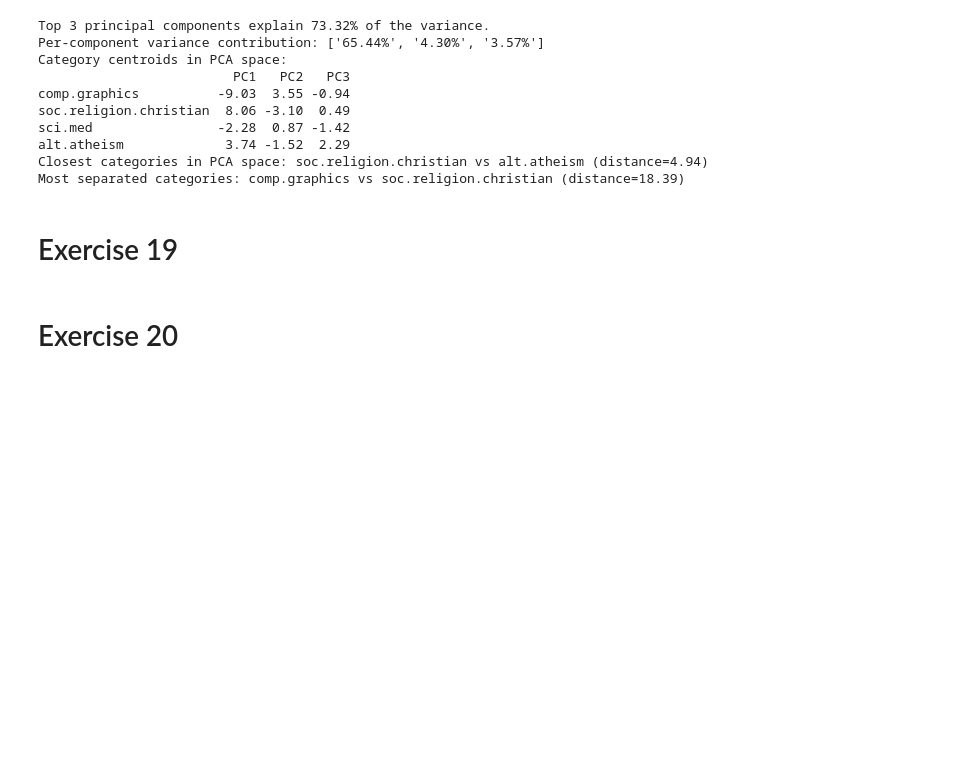
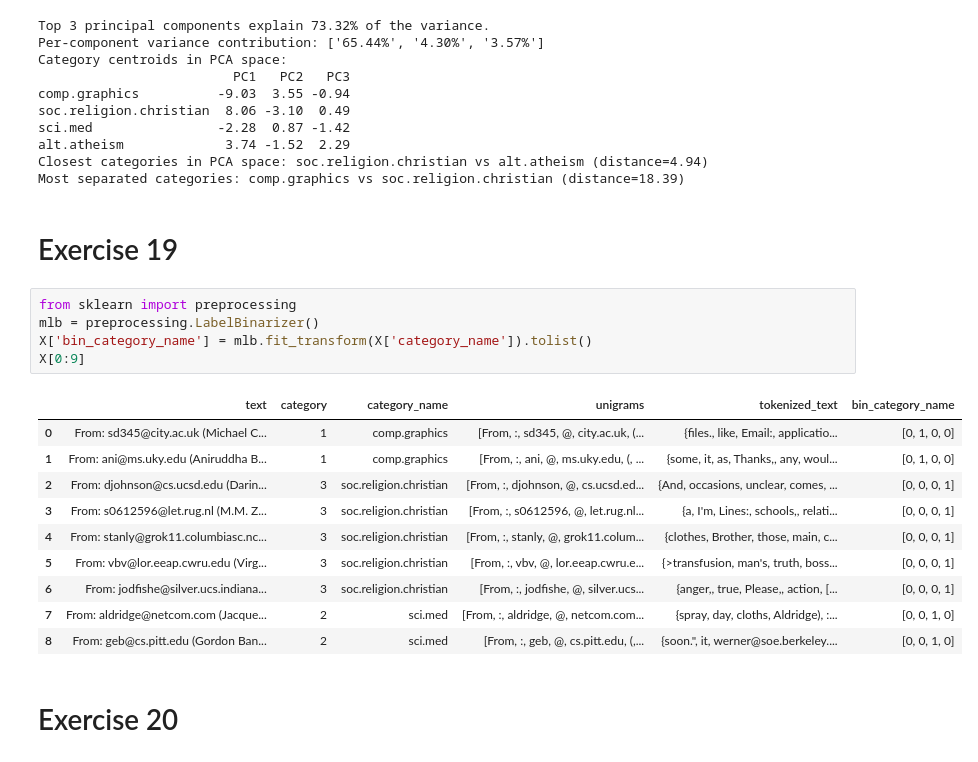
Before and after one commit to Thewo-6/DM2025-Lab1-Exercise, a Jupyter notebook: DM2025-Lab1-Homework.ipynb, the cells around one changed output. Cells and saved outputs as stored; diff of their text form; blank space fills up the shorter version.

```diff
--- a/DM2025-Lab1-Homework.ipynb
+++ b/DM2025-Lab1-Homework.ipynb
@@ -949,5 +950,21 @@ Closest categories in PCA space: soc.religion.christian vs alt.atheism (distance
 Most separated categories: comp.graphics vs soc.religion.christian (distance=18.39)
 # %% [markdown]
 # Exercise 19
+# %%
+from sklearn import preprocessing
+mlb = preprocessing.LabelBinarizer()
+X['bin_category_name'] = mlb.fit_transform(X['category_name']).tolist()
+X[0:9]
+# %% [output]
+|  | text | category | category_name | unigrams | tokenized_text | bin_category_name |
+| 0 | From: sd345@city.ac.uk (Michael C... | 1 | comp.graphics | [From, :, sd345, @, city.ac.uk, (... | {files., like, Email:, applicatio... | [0, 1, 0, 0] |
+| 1 | From: ani@ms.uky.edu (Aniruddha B... | 1 | comp.graphics | [From, :, ani, @, ms.uky.edu, (, ... | {some, it, as, Thanks,, any, woul... | [0, 1, 0, 0] |
+| 2 | From: djohnson@cs.ucsd.edu (Darin... | 3 | soc.religion.christian | [From, :, djohnson, @, cs.ucsd.ed... | {And, occasions, unclear, comes, ... | [0, 0, 0, 1] |
+| 3 | From: s0612596@let.rug.nl (M.M. Z... | 3 | soc.religion.christian | [From, :, s0612596, @, let.rug.nl... | {a, I'm, Lines:, schools,, relati... | [0, 0, 0, 1] |
+| 4 | From: stanly@grok11.columbiasc.nc... | 3 | soc.religion.christian | [From, :, stanly, @, grok11.colum... | {clothes, Brother, those, main, c... | [0, 0, 0, 1] |
+| 5 | From: vbv@lor.eeap.cwru.edu (Virg... | 3 | soc.religion.christian | [From, :, vbv, @, lor.eeap.cwru.e... | {>transfusion, man's, truth, boss... | [0, 0, 0, 1] |
+| 6 | From: jodfishe@silver.ucs.indiana... | 3 | soc.religion.christian | [From, :, jodfishe, @, silver.ucs... | {anger,, true, Please,, action, [... | [0, 0, 0, 1] |
+| 7 | From: aldridge@netcom.com (Jacque... | 2 | sci.med | [From, :, aldridge, @, netcom.com... | {spray, day, cloths, Aldridge), :... | [0, 0, 1, 0] |
+| 8 | From: geb@cs.pitt.edu (Gordon Ban... | 2 | sci.med | [From, :, geb, @, cs.pitt.edu, (,... | {soon.", it, werner@soe.berkeley.... | [0, 0, 1, 0] |
 # %% [markdown]
 # Exercise 20
```
Also changed, not shown: parts of 13 cells of this notebook, 5 other files.
